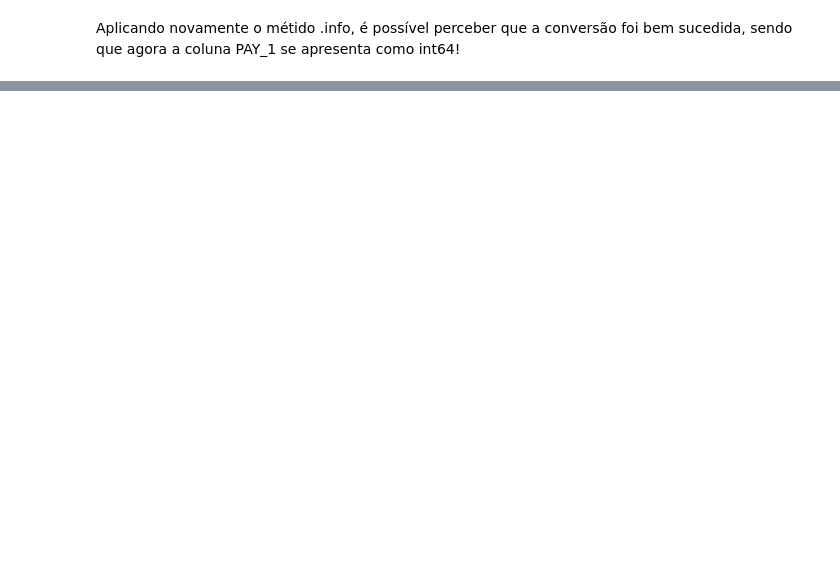
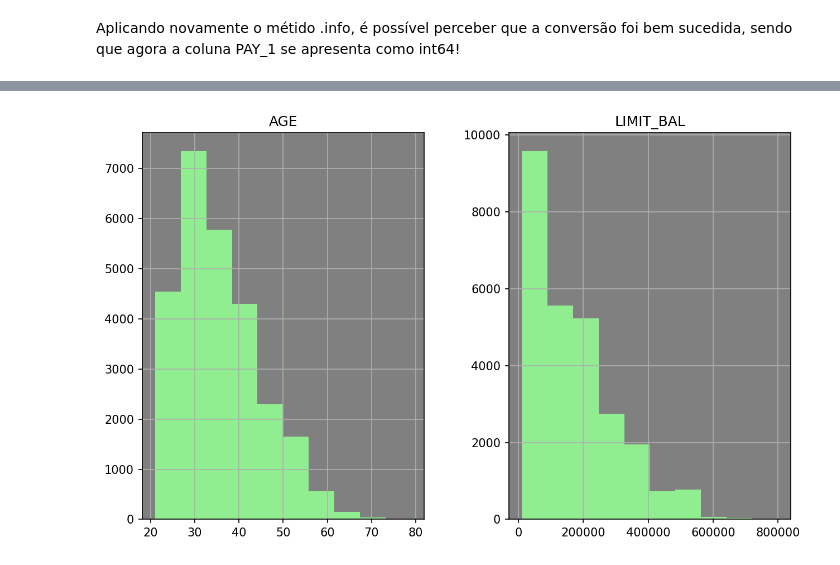
Before and after one commit to marcosvnespolo/Previsao_Inadimplencia, a Jupyter notebook: Previsão_Inadimplência.ipynb, the cells around one changed output, grey strips where cells are left out. Drawn from its saved outputs; the diff is of its cells as text; code cells hidden in the pictures; blank space fills up the shorter version.

```diff
--- a/Previsão_Inadimplência.ipynb
+++ b/Previsão_Inadimplência.ipynb
@@ -339,0 +344,15 @@ Aplicando novamente o métido .info, é possível perceber que a conversão foi
+# %%
+import matplotlib.pyplot as plt
+
+
+%matplotlib inline
+
+import matplotlib as mpl
+mpl.rcParams['figure.dpi'] = 150
+# %%
+import numpy as np
+axes = df_limpo2[['AGE', 'LIMIT_BAL']].hist(figsize=(10, 6), color='lightgreen')
+for ax in np.ravel(axes):
+    ax.set_facecolor('gray')
+# %% [output]
+[figure, added]
```
Also changed, not shown: parts of 11 cells of this notebook.
